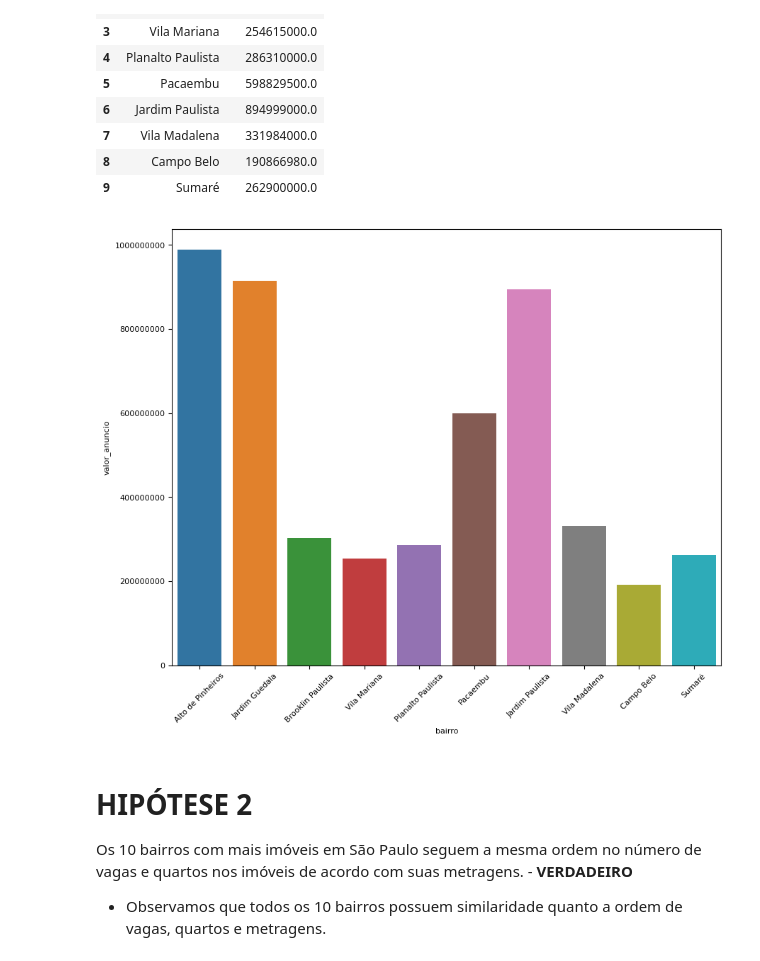
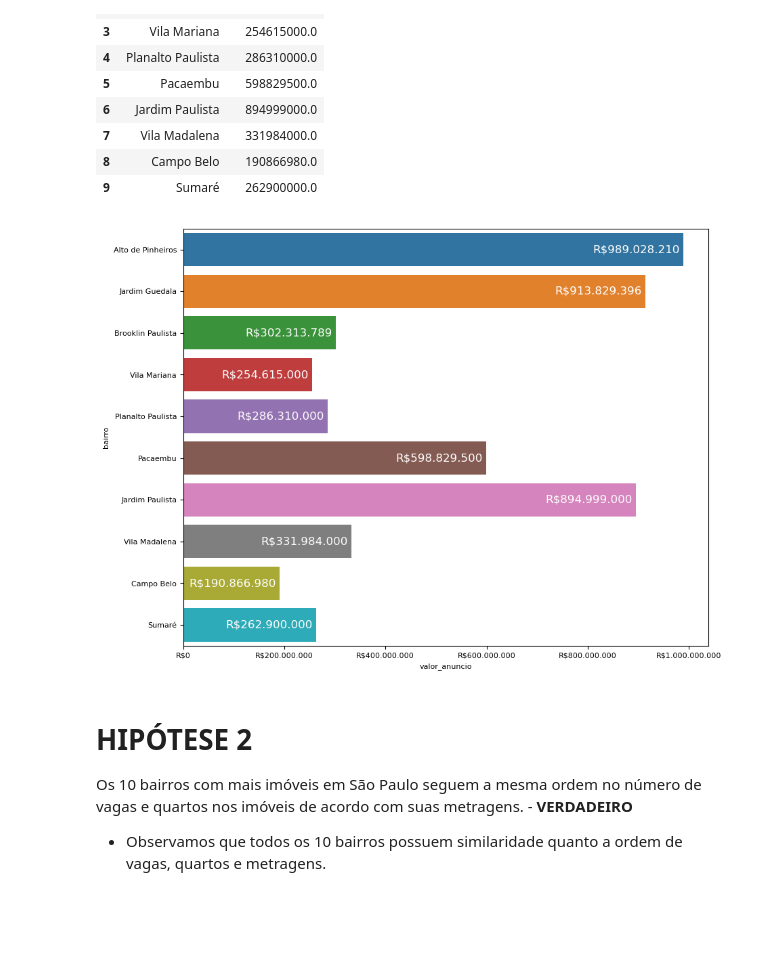
Before and after one commit to hugoferraz5/Alura_Creditas2, a Jupyter notebook: Creditas_alura1.ipynb, the cells around one changed output. Drawn from its saved outputs; the diff is of its cells as text; code cells hidden in the pictures; blank space fills up the shorter version.

```diff
--- a/Creditas_alura1.ipynb
+++ b/Creditas_alura1.ipynb
@@ -1096,6 +1097,9 @@ df4.shape
 # %% [markdown]
 ### 6.1.1 Variável Alvo
 # %%
+def formatar_milhares(valor, _):
+    return 'R${:,.0f}'.format(valor).replace(',', '.')
+
 plt.figure(figsize=(18,10))
 ax = sns.histplot(x=df4['valor_anuncio'], kde=True)
 data_load(ax,'Valor de anúncio', 'valor_anuncio','quantidade' )
@@ -1105,5 +1109,9 @@ plt.subplots_adjust(hspace=0.3)
 ax.ticklabel_format(style='plain', axis='x')
 
 
+ax.xaxis.set_major_formatter(FuncFormatter(formatar_milhares))
+plt.rcParams.update({'font.size': 8})
+
+
 plt.show()
 # %% [output]
@@ -1306,15 +1349,24 @@ dados_bairro.query("bairro in @top_bairros")
 | 9 | Sumaré | 262900000.0 |
 # %%
 plt.figure(figsize=(10, 8))
-ax = sns.barplot(x="bairro", y="valor_anuncio", data=dados_bairro.query("bairro in @top_bairros"))
-ax.tick_params(axis='x', rotation=45)
+ax = sns.barplot(x="valor_anuncio", y="bairro", data=dados_bairro.query("bairro in @top_bairros"))
 
-ax.ticklabel_format(style='plain', axis='y')
+def formatar_milhares(valor, _):
+    return 'R${:,.0f}'.format(valor).replace(',', '.')
 
+ax.xaxis.set_major_formatter(FuncFormatter(formatar_milhares))
 plt.rcParams.update({'font.size': 8})
+
+for p in ax.patches:
+    valor_barra = p.get_width()
+    ax.annotate(formatar_milhares(valor_barra, None),
+                (valor_barra, p.get_y() + p.get_height() / 2.),
+                ha='center', va='center', fontsize=12, color='w', xytext=(-50, 0),
+                textcoords='offset points')
+
 plt.show()
 # %% [output]
-[figure, old version]
+[figure, new version]
 # %% [markdown]
 # HIPÓTESE 2
 
```
Also changed, not shown: parts of 5 cells of this notebook, 4 other files.
